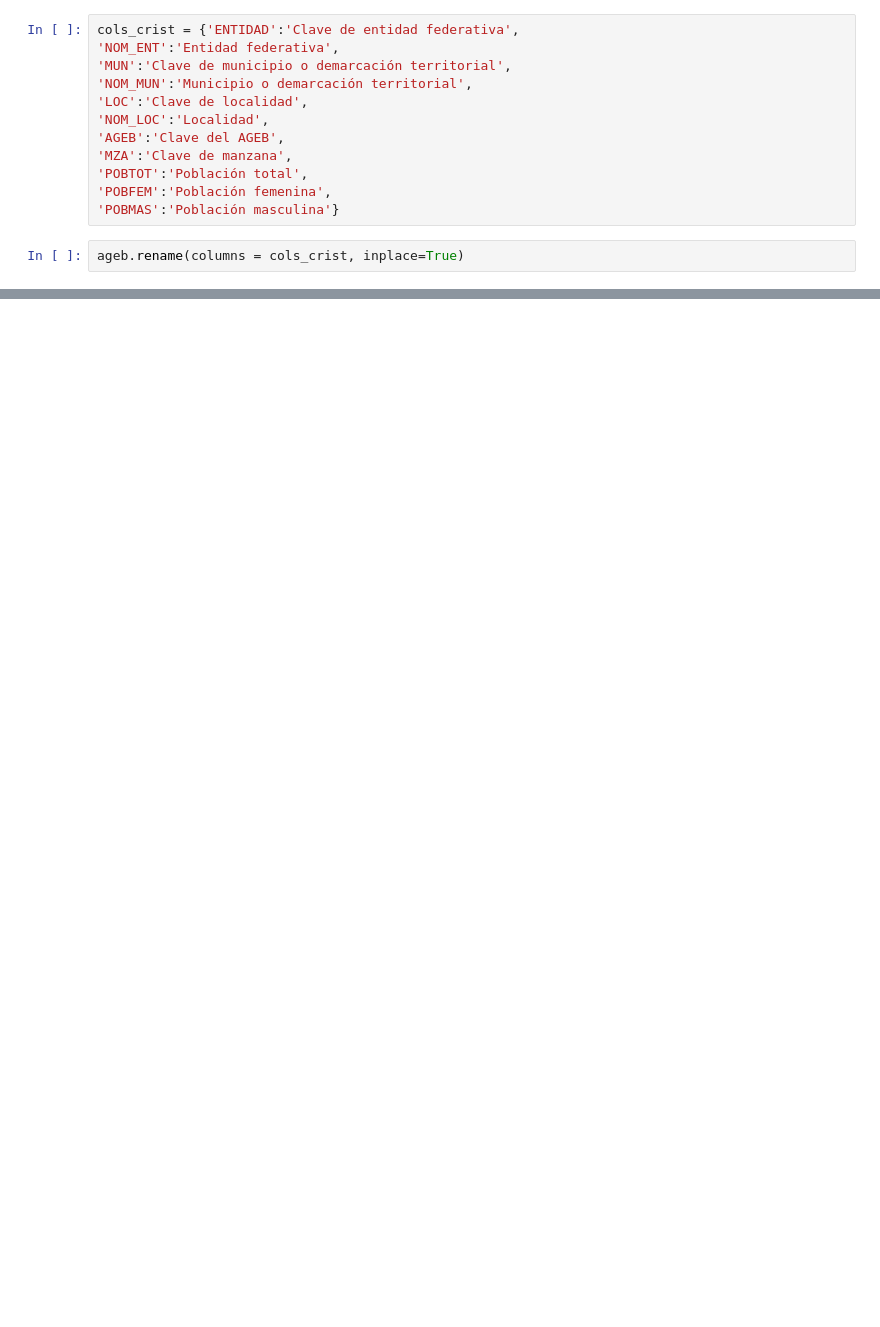
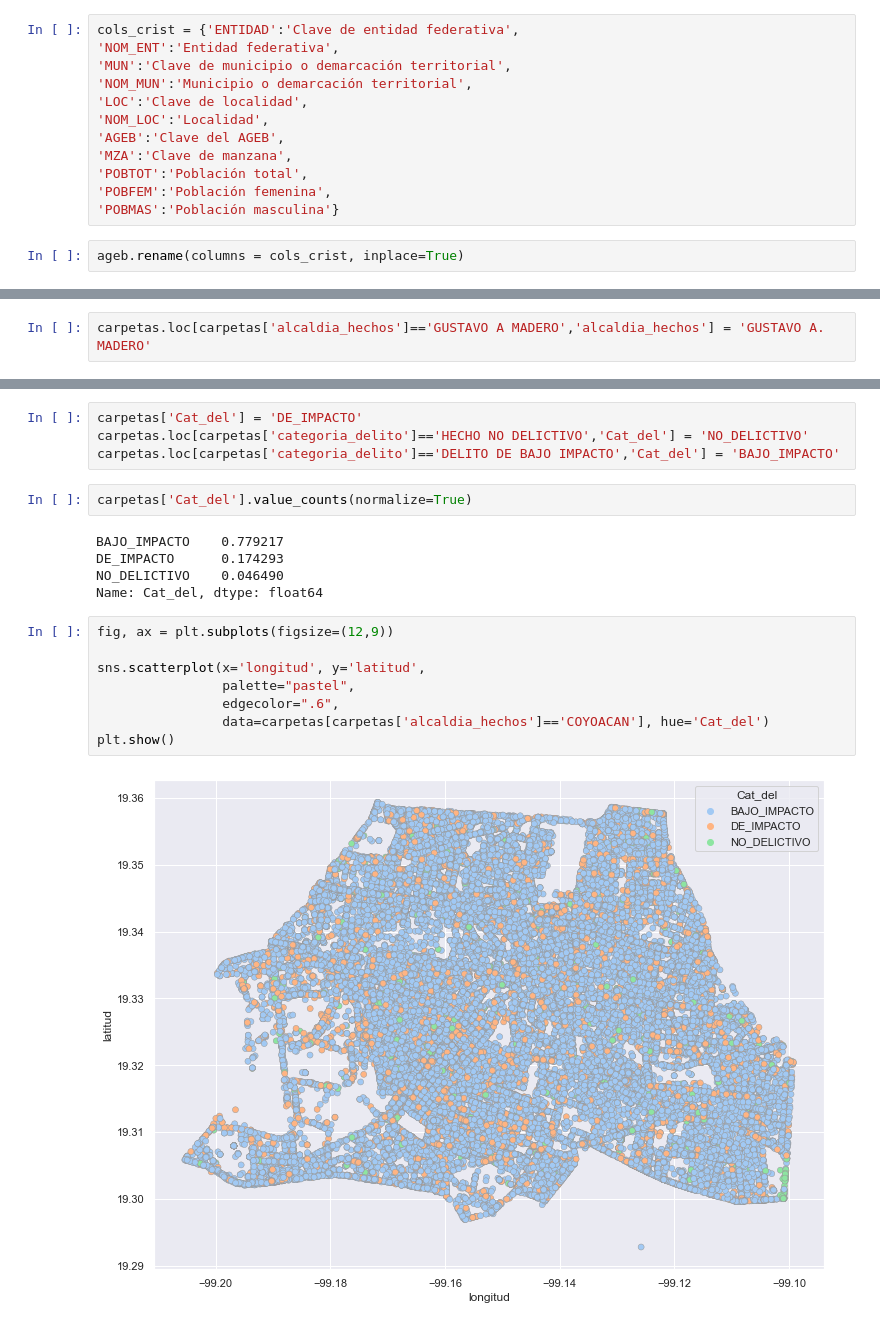
Before and after one commit to qSergio/Furious-spark, a Jupyter notebook: SeccionA/DatosAbiertosCDMX.ipynb, the cells around one changed output, grey strips where cells are left out. Cells and saved outputs as stored; diff of their text form; blank space fills up the shorter version.

```diff
--- a/SeccionA/DatosAbiertosCDMX.ipynb
+++ b/SeccionA/DatosAbiertosCDMX.ipynb
@@ -454,0 +480,2 @@ ageb = ageb.loc
+# %%
+carpetas.loc[carpetas['alcaldia_hechos']=='GUSTAVO A MADERO','alcaldia_hechos'] = 'GUSTAVO A. MADERO'
@@ -454,0 +615,21 @@ ageb = ageb.loc
+# %%
+carpetas['Cat_del'] = 'DE_IMPACTO'
+carpetas.loc[carpetas['categoria_delito']=='HECHO NO DELICTIVO','Cat_del'] = 'NO_DELICTIVO'
+carpetas.loc[carpetas['categoria_delito']=='DELITO DE BAJO IMPACTO','Cat_del'] = 'BAJO_IMPACTO'
+# %%
+carpetas['Cat_del'].value_counts(normalize=True)
+# %% [output]
+BAJO_IMPACTO    0.779217
+DE_IMPACTO      0.174293
+NO_DELICTIVO    0.046490
+Name: Cat_del, dtype: float64
+# %%
+fig, ax = plt.subplots(figsize=(12,9))
+
+sns.scatterplot(x='longitud', y='latitud',
+                palette="pastel",
+                edgecolor=".6",
+                data=carpetas[carpetas['alcaldia_hechos']=='COYOACAN'], hue='Cat_del')
+plt.show()
+# %% [output]
+[figure, added]
```
Also changed, not shown: parts of 29 cells of this notebook.
